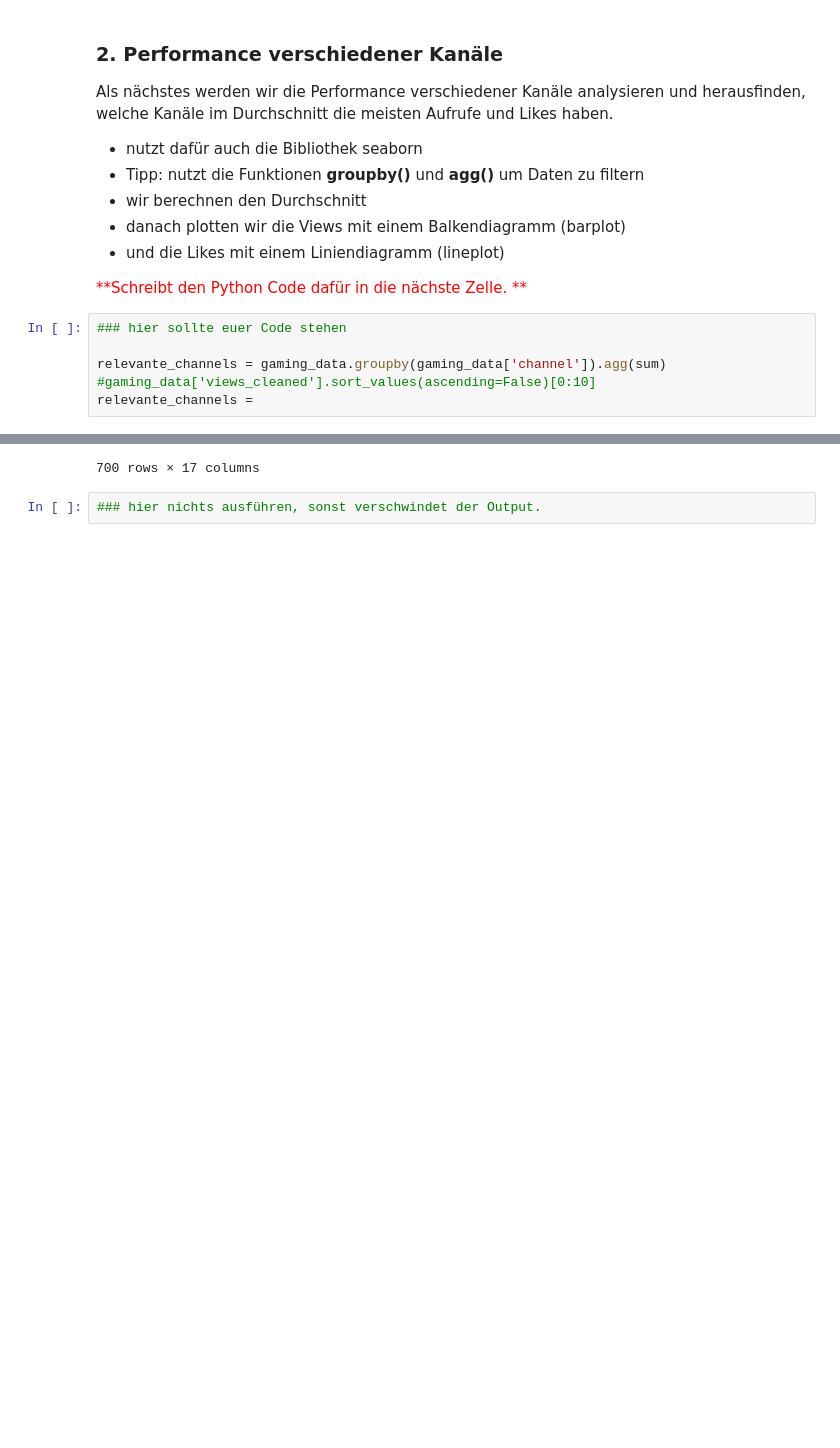
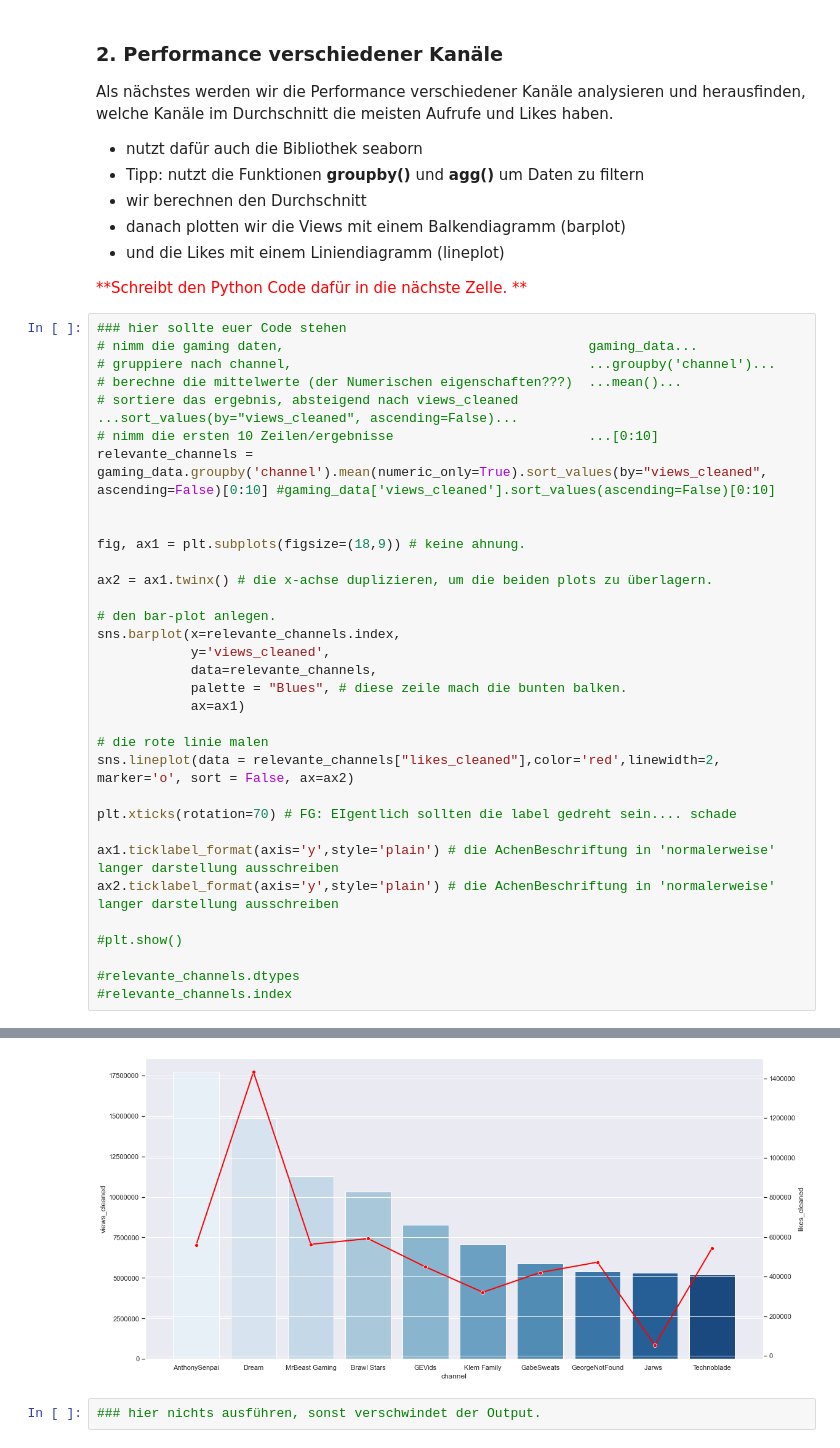
Before and after one commit to CmdLari/Data-Science-Praktikum, a Jupyter notebook: 01_Datenanalyse_Aufgaben.ipynb, the cells around one changed output, grey strips where cells are left out. Drawn from its saved outputs; the diff is of its cells as text; blank space fills up the shorter version.

Commit message:
Aufgabe 1.2.6 groupby und agg() geloest

```diff
--- a/01_Datenanalyse_Aufgaben.ipynb
+++ b/01_Datenanalyse_Aufgaben.ipynb
@@ -523,7 +493,35 @@ Als nächstes werden wir die Performance verschiedener Kanäle analysieren und h
 </span>
 # %%
 ### hier sollte euer Code stehen
+# nimm die gaming daten,                                       gaming_data...
+# gruppiere nach channel,                                      ...groupby('channel')...
+# berechne die mittelwerte (der Numerischen eigenschaften???)  ...mean()...
+# sortiere das ergebnis, absteigend nach views_cleaned         ...sort_values(by="views_cleaned", ascending=False)...
+# nimm die ersten 10 Zeilen/ergebnisse                         ...[0:10]
+relevante_channels = gaming_data.groupby('channel').mean(numeric_only=True).sort_values(by="views_cleaned", ascending=False)[0:10] #gaming_data['views_cleaned'].sort_values(ascending=False)[0:10]
 
-relevante_channels = gaming_data.groupby(gaming_data['channel']).agg(sum) #gaming_data['views_cleaned'].sort_values(ascending=False)[0:10]
-relevante_channels =
+
+fig, ax1 = plt.subplots(figsize=(18,9)) # keine ahnung.
+
+ax2 = ax1.twinx() # die x-achse duplizieren, um die beiden plots zu überlagern.
+
+# den bar-plot anlegen.
+sns.barplot(x=relevante_channels.index,
+            y='views_cleaned',
+            data=relevante_channels,
+            palette = "Blues", # diese zeile mach die bunten balken.
+            ax=ax1)
+
+# die rote linie malen
+sns.lineplot(data = relevante_channels["likes_cleaned"],color='red',linewidth=2, marker='o', sort = False, ax=ax2)
+
+plt.xticks(rotation=70) # FG: EIgentlich sollten die label gedreht sein.... schade
+
+ax1.ticklabel_format(axis='y',style='plain') # die AchenBeschriftung in 'normalerweise' langer darstellung ausschreiben
+ax2.ticklabel_format(axis='y',style='plain') # die AchenBeschriftung in 'normalerweise' langer darstellung ausschreiben
+
+#plt.show()
+
+#relevante_channels.dtypes
+#relevante_channels.index
 # %% [output]
@@ -543,4 +528,4 @@ relevante_channels =
-700 rows × 17 columns
+[figure, added]
 # %%
 ### hier nichts ausführen, sonst verschwindet der Output.
 # %% [output]
```
Also changed, not shown: parts of 8 cells of this notebook, 2 other files.
